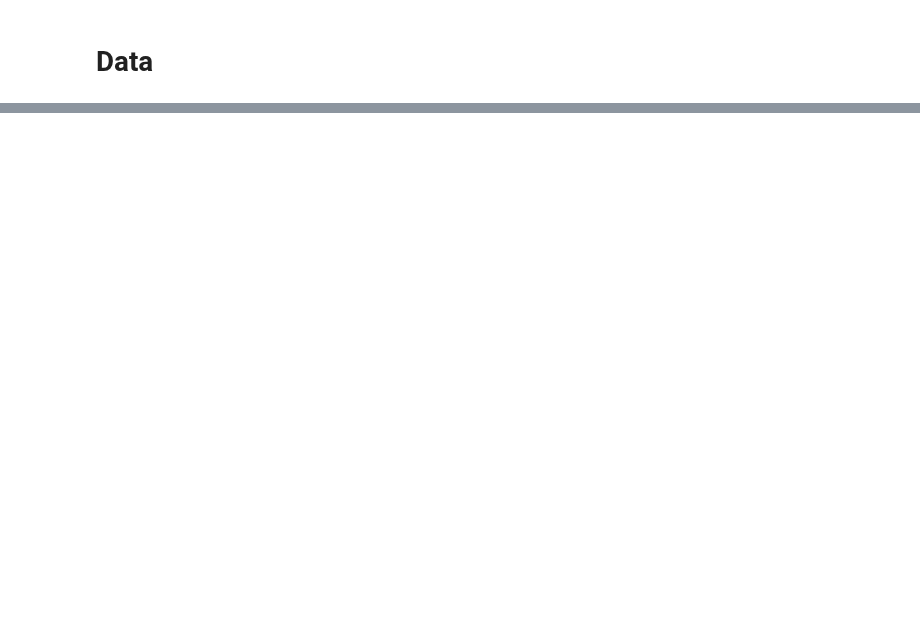
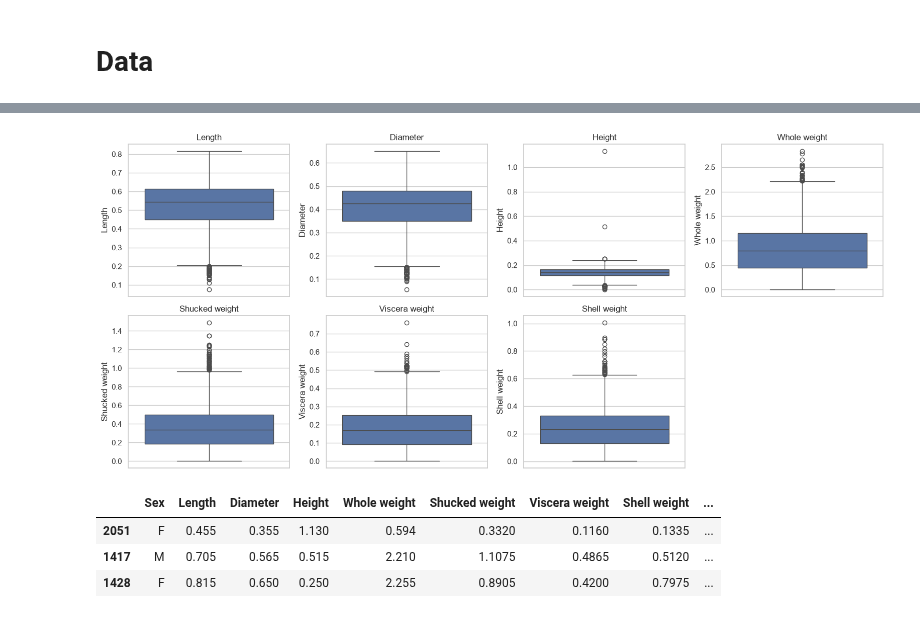
Before and after one commit to Spaard/xhec-mlops-2026-project, a Jupyter notebook: notebooks/eda.ipynb, the cells around one changed output, grey strips where cells are left out. Saved outputs shown, nothing was run; the diff lists cells and outputs as text; code cells hidden in the pictures; blank space fills up the shorter version.

```diff
--- a/notebooks/eda.ipynb
+++ b/notebooks/eda.ipynb
@@ -34,0 +161,18 @@ df.head(5)
+# %%
+fig, axes = plt.subplots(2, 4, figsize=(16, 7))
+for ax, col in zip(axes.ravel(), num_cols, strict=False):
+    sns.boxplot(y=df[col], ax=ax)
+    ax.set_title(col)
+axes.ravel()[-1].axis("off")
+plt.tight_layout()
+plt.show()
+# %% [output]
+[figure, added]
+# %%
+# Rows with the most extreme Height values
+df.nlargest(3, "Height")
+# %% [output]
+|  | Sex | Length | Diameter | Height | Whole weight | Shucked weight | Viscera weight | Shell weight | ... |
+| 2051 | F | 0.455 | 0.355 | 1.130 | 0.594 | 0.3320 | 0.1160 | 0.1335 | ... |
+| 1417 | M | 0.705 | 0.565 | 0.515 | 2.210 | 1.1075 | 0.4865 | 0.5120 | ... |
+| 1428 | F | 0.815 | 0.650 | 0.250 | 2.255 | 0.8905 | 0.4200 | 0.7975 | ... |
```
Also changed, not shown: parts of 30 cells of this notebook, 2 other files.
